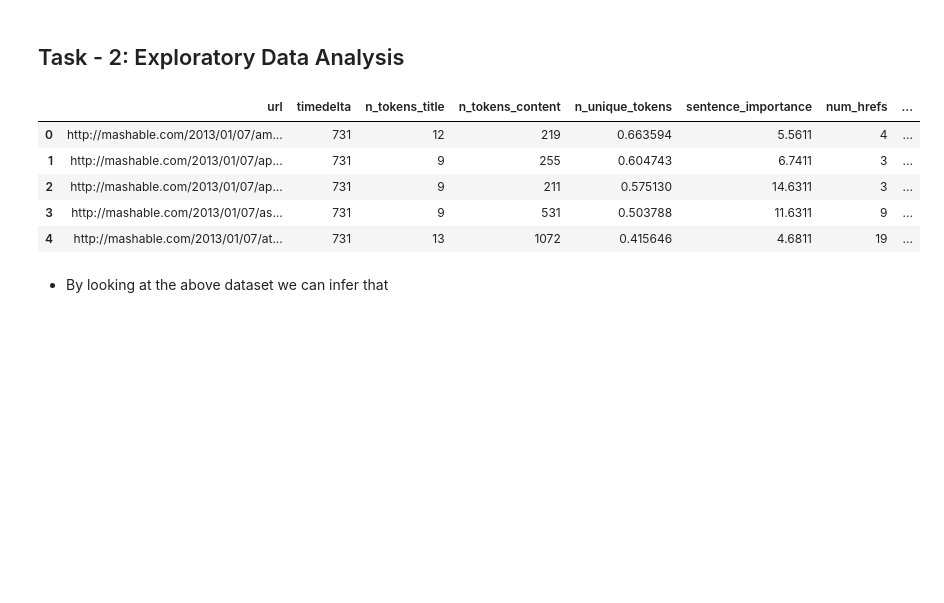
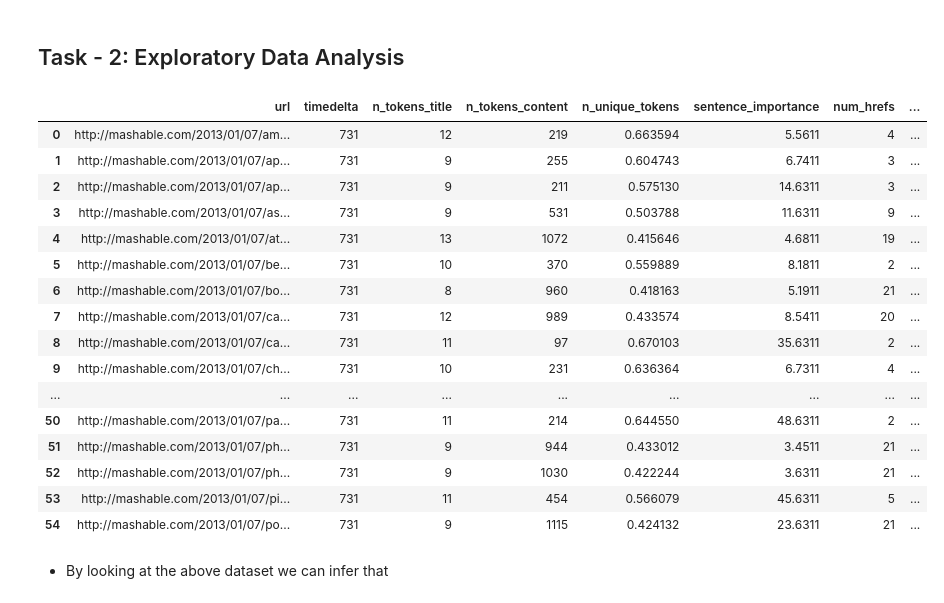
Before and after one commit to sam12321/Online-Article-Analysis, a Jupyter notebook: Edugrad Live Project.ipynb, the cells around one changed output. Drawn from its saved outputs; the diff is of its cells as text; code cells hidden in the pictures; blank space fills up the shorter version.

```diff
--- a/Edugrad Live Project.ipynb
+++ b/Edugrad Live Project.ipynb
@@ -16,11 +16,22 @@ dat = pd.read_csv(r'C:\Users\bhavy\OneDrive\Documents\Edugrad Live Project\Onlin
 # %%
 # displaying first five rows
 pd.set_option('display.max_columns',55)
-dat.head()
+dat.head(55)
 # %% [output]
 |  | url | timedelta | n_tokens_title | n_tokens_content | n_unique_tokens | sentence_importance | num_hrefs | ... |
 | 0 | http://mashable.com/2013/01/07/am... | 731 | 12 | 219 | 0.663594 | 5.5611 | 4 | ... |
 | 1 | http://mashable.com/2013/01/07/ap... | 731 | 9 | 255 | 0.604743 | 6.7411 | 3 | ... |
 | 2 | http://mashable.com/2013/01/07/ap... | 731 | 9 | 211 | 0.575130 | 14.6311 | 3 | ... |
 | 3 | http://mashable.com/2013/01/07/as... | 731 | 9 | 531 | 0.503788 | 11.6311 | 9 | ... |
 | 4 | http://mashable.com/2013/01/07/at... | 731 | 13 | 1072 | 0.415646 | 4.6811 | 19 | ... |
+| 5 | http://mashable.com/2013/01/07/be... | 731 | 10 | 370 | 0.559889 | 8.1811 | 2 | ... |
+| 6 | http://mashable.com/2013/01/07/bo... | 731 | 8 | 960 | 0.418163 | 5.1911 | 21 | ... |
+| 7 | http://mashable.com/2013/01/07/ca... | 731 | 12 | 989 | 0.433574 | 8.5411 | 20 | ... |
+| 8 | http://mashable.com/2013/01/07/ca... | 731 | 11 | 97 | 0.670103 | 35.6311 | 2 | ... |
+| 9 | http://mashable.com/2013/01/07/ch... | 731 | 10 | 231 | 0.636364 | 6.7311 | 4 | ... |
+| ... | ... | ... | ... | ... | ... | ... | ... | ... |
+| 50 | http://mashable.com/2013/01/07/pa... | 731 | 11 | 214 | 0.644550 | 48.6311 | 2 | ... |
+| 51 | http://mashable.com/2013/01/07/ph... | 731 | 9 | 944 | 0.433012 | 3.4511 | 21 | ... |
+| 52 | http://mashable.com/2013/01/07/ph... | 731 | 9 | 1030 | 0.422244 | 3.6311 | 21 | ... |
+| 53 | http://mashable.com/2013/01/07/pi... | 731 | 11 | 454 | 0.566079 | 45.6311 | 5 | ... |
+| 54 | http://mashable.com/2013/01/07/po... | 731 | 9 | 1115 | 0.424132 | 23.6311 | 21 | ... |
```
Also changed, not shown: parts of 7 cells of this notebook.
